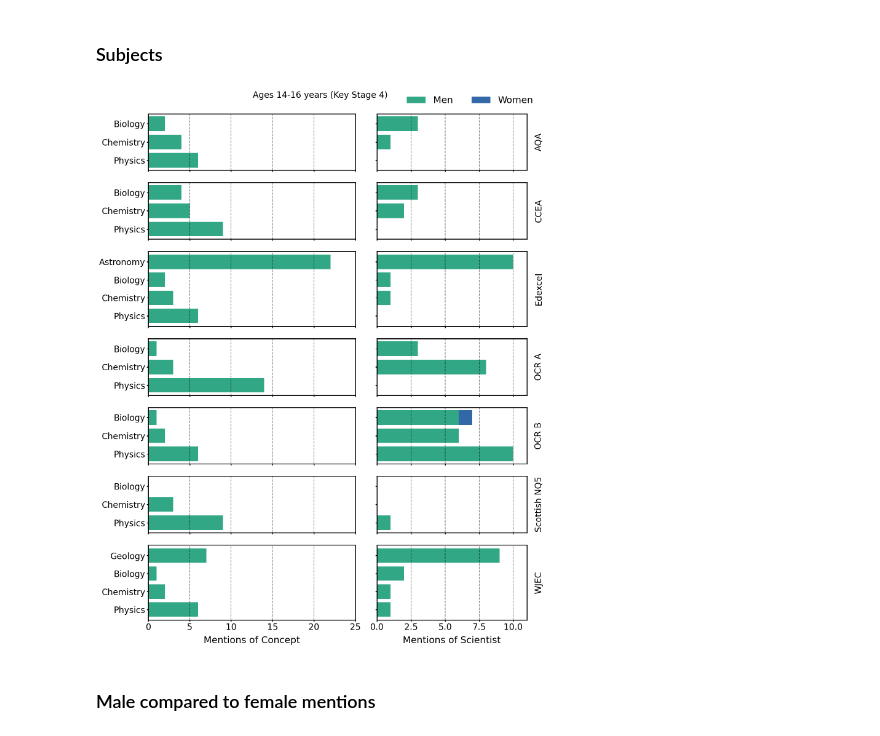
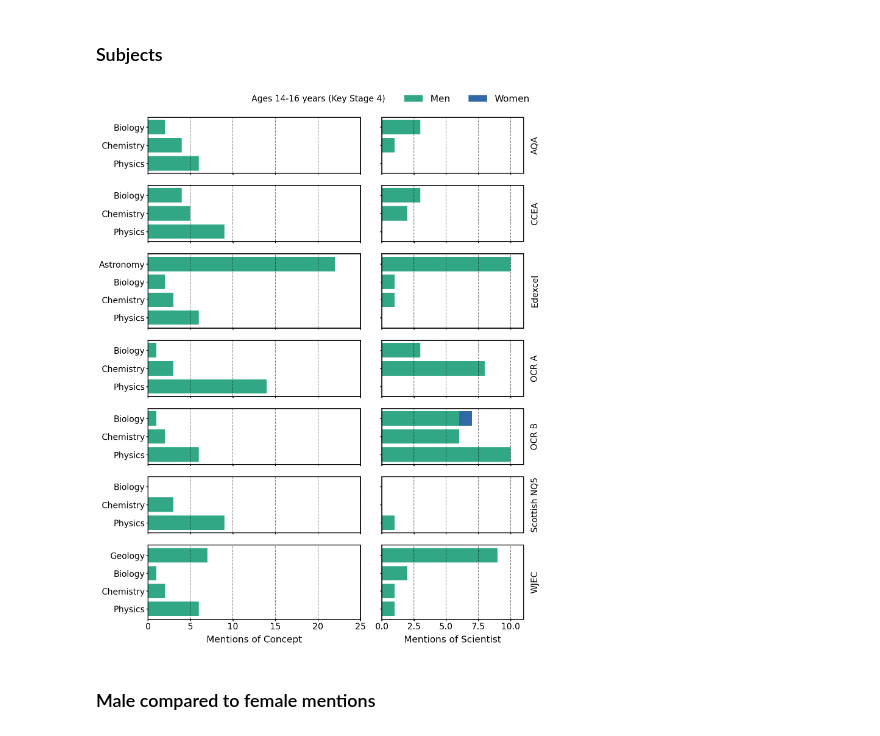
Before and after one commit to cookehmh/IncludeHerUK, a Jupyter notebook: Python/Plot_Figures_UK.ipynb, the cells around one changed output. Saved outputs shown, nothing was run; the diff lists cells and outputs as text; code cells hidden in the pictures.

```diff
--- a/Python/Plot_Figures_UK.ipynb
+++ b/Python/Plot_Figures_UK.ipynb
@@ -808,7 +808,7 @@ import json
 
 # Exam boards (these really are global, so keep them explicit)
 exam_boards = ["AQA", "CCEA", "Edexcel", "OCR A", "OCR B", "Scottish NQ5", "WJEC"]
-Exam_Boards = ["AQA", "CCEA", "Edexcel", "OCR_A", "OCR_B", "Scottish_NQ5", "WJEC"]
+Exam_Boards = ["AQA", "CCEA", "Edexcel", "OCR_A", "OCR_B", "Scottish", "WJEC"]
 
 EXAMBOARDS = {
     "AQA": "AQA",
@@ -816,7 +816,7 @@ EXAMBOARDS = {
     "Edexcel": "Edexcel",
     "OCR A": "OCR_A",
     "OCR B": "OCR_B",
-    "Scottish NQ5": "Scottish_NQ5",
+    "Scottish NQ5": "Scottish",
     "WJEC": "WJEC",
 }
 
@@ -1179,7 +1179,7 @@ fig, axs = plt.subplots(
     ncols=2,
     figsize=(16, total_fig_height),
     gridspec_kw={
-        'width_ratios': [0.58, 0.42],
+        'width_ratios': [0.6, 0.4],
         'height_ratios': subject_counts  # This ensures bars have equal thickness
     }
 )
@@ -1223,35 +1223,35 @@ for ii, board in enumerate(exam_boards):
     axs[ii, 1].tick_params(labelleft=False)
 
     # Label board on the far right
     axs[ii, 1].text(
         1.05, 0.5,
         'Scottish NQ5' if board == 'Scottish NQ5' else board,
         rotation=90, ha='left', va='center', fontsize=20,
         transform=axs[ii, 1].transAxes
     )
 
     # Hide x-labels for all but the bottom row
     if ii != len(exam_boards) - 1:
         axs[ii, 0].tick_params(labelbottom=False)
         axs[ii, 1].tick_params(labelbottom=False)
 
 # ------------------------------------------------------------
 # 4. Final Formatting
 # ------------------------------------------------------------
 axs[-1, 0].set_xlabel("Mentions of Concept", labelpad=10)
 axs[-1, 1].set_xlabel("Mentions of Scientist", labelpad=10)
 
-plt.figlegend(['Men', 'Women'], bbox_to_anchor=(0.95, 0.986), ncol=2)
+plt.figlegend(['Men', 'Women'], bbox_to_anchor=(0.95, 0.995), ncol=2)
 plt.suptitle('Ages 14-16 years (Key Stage 4)', fontsize=20)
 
 for ax in axs.flat:
     ax.grid(True, axis='x', linewidth=1.5, alpha=0.5)
     ax.grid(False, axis='y')
 
 plt.subplots_adjust(wspace=0.12, hspace=0.2, left=0.15, right=0.92, top=0.94, bottom=0.05)
 plt.savefig('../Figures/summary_subjects_GCSE_UK.png', dpi=100, bbox_inches='tight')
 # %% [output]
-[figure, old version]
+[figure, new version]
 # %% [markdown]
 ### Male compared to female mentions
 # %%
```
Also changed, not shown: parts of 6 cells of this notebook, 26 other files.
